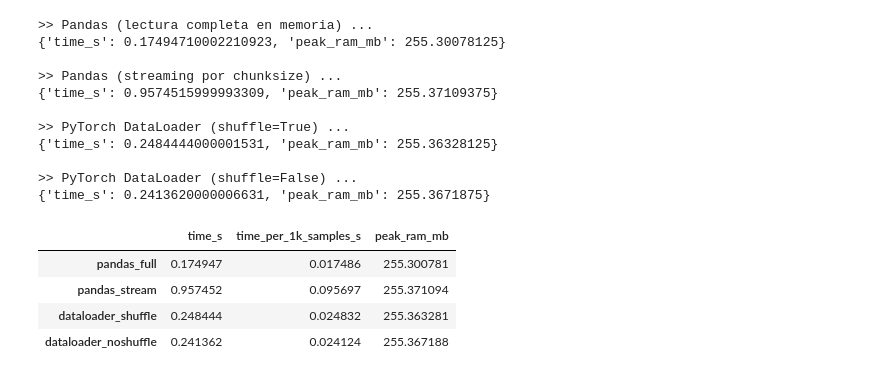
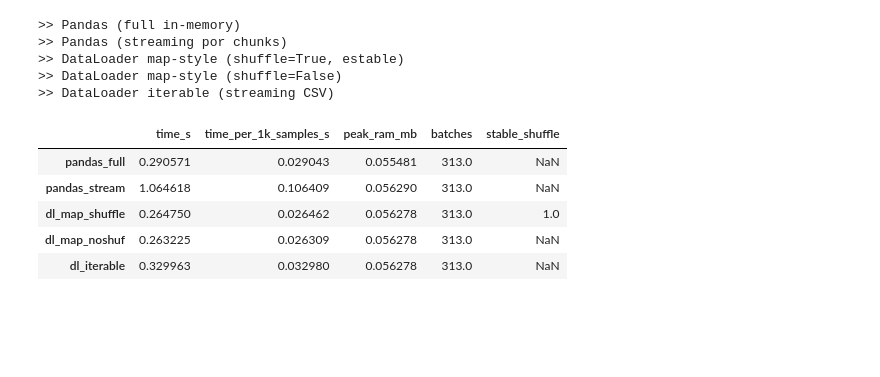
Before and after one commit to Aushzlten12/PC1-nlp, a Jupyter notebook: notebook.ipynb, the cells around one changed output. Cells and saved outputs as stored; diff of their text form; code cells hidden in the pictures; blank space fills up the shorter version.

```diff
--- a/notebook.ipynb
+++ b/notebook.ipynb
@@ -155 +192,13 @@ Batches esperados: 313
+# %%
+# Métricas : Tiempo y RAM
+
+def max_ram():
+  return psutil.Process(os.getpid()).memory_info().rss / (1024 ** 3)
+
+class Reloj:
+  def __enter__(self):
+    self.t0 = time.perf_counter()
+    return self
+  def __exit__(self, exc_type, exc, tb):
+    self.elapsed = time.perf_counter() - self.t0
 # %%
@@ -211,41 +262,38 @@ def run_and_measure_torch_dataloader(dl):
 # %%
+# Ejecución
 results = {}
 
-print(">> Pandas (lectura completa en memoria) ...")
-results["pandas_full"] = run_and_measure_pandas_full(df, batch_size=BATCH_SIZE)
-print(results["pandas_full"])
+print(">> Pandas (full in-memory)")
+results["pandas_full"] = run_pandas_full(df, PAD_ID, batch_size=BATCH_SIZE)
 
-print("\n>> Pandas (streaming por chunksize) ...")
-results["pandas_stream"] = run_and_measure_pandas_streaming(CSV_PATH, chunksize=BATCH_SIZE)
-print(results["pandas_stream"])
+print(">> Pandas (streaming por chunks)")
+results["pandas_stream"] = run_pandas_stream(csv_path, PAD_ID, chunksize=BATCH_SIZE)
 
-print("\n>> PyTorch DataLoader (shuffle=True) ...")
-results["dataloader_shuffle"] = run_and_measure_torch_dataloader(loader)
-print(results["dataloader_shuffle"])
+print(">> DataLoader map-style (shuffle=True, estable)")
+results["dl_map_shuffle"] = run_dataloader_map(dl_shuffle, batch_size=BATCH_SIZE, shuffle=True, seed=SEED)
 
-print("\n>> PyTorch DataLoader (shuffle=False) ...")
-results["dataloader_noshuffle"] = run_and_measure_torch_dataloader(loader_noshuffle)
-print(results["dataloader_noshuffle"])
+print(">> DataLoader map-style (shuffle=False)")
+results["dl_map_noshuf"] = run_dataloader_map(dl_no_shuffle, batch_size=BATCH_SIZE, shuffle=False, seed=SEED)
 
-# Resumen en DataFrame
+print(">> DataLoader iterable (streaming CSV)")
+results["dl_iterable"] = run_dataloader_iterable(dl_iter)
+
 res_df = pd.DataFrame(results).T
-res_df["time_per_1k_samples_s"] = res_df["time_s"] * (1000.0 / len(dataset_pytorch))
-res_df = res_df[["time_s", "time_per_1k_samples_s", "peak_ram_mb"]]
+res_df["time_per_1k_samples_s"] = res_df["time_s"] * (1000.0 / len(df))
+cols = ["time_s", "time_per_1k_samples_s", "peak_ram_mb", "batches"]
+if "stable_shuffle" in res_df.columns:
+    cols.append("stable_shuffle")
+res_df = res_df[cols]
 res_df
 # %% [output]
->> Pandas (lectura completa en memoria) ...
-{'time_s': 0.17494710002210923, 'peak_ram_mb': 255.30078125}
-
->> Pandas (streaming por chunksize) ...
-{'time_s': 0.9574515999993309, 'peak_ram_mb': 255.37109375}
-
->> PyTorch DataLoader (shuffle=True) ...
-{'time_s': 0.2484444000001531, 'peak_ram_mb': 255.36328125}
-
->> PyTorch DataLoader (shuffle=False) ...
-{'time_s': 0.2413620000006631, 'peak_ram_mb': 255.3671875}
+>> Pandas (full in-memory)
+>> Pandas (streaming por chunks)
+>> DataLoader map-style (shuffle=True, estable)
+>> DataLoader map-style (shuffle=False)
+>> DataLoader iterable (streaming CSV)
-|  | time_s | time_per_1k_samples_s | peak_ram_mb |
-| pandas_full | 0.174947 | 0.017486 | 255.300781 |
-| pandas_stream | 0.957452 | 0.095697 | 255.371094 |
-| dataloader_shuffle | 0.248444 | 0.024832 | 255.363281 |
-| dataloader_noshuffle | 0.241362 | 0.024124 | 255.367188 |
+|  | time_s | time_per_1k_samples_s | peak_ram_mb | batches | stable_shuffle |
+| pandas_full | 0.290571 | 0.029043 | 0.055481 | 313.0 | NaN |
+| pandas_stream | 1.064618 | 0.106409 | 0.056290 | 313.0 | NaN |
+| dl_map_shuffle | 0.264750 | 0.026462 | 0.056278 | 313.0 | 1.0 |
+| dl_map_noshuf | 0.263225 | 0.026309 | 0.056278 | 313.0 | NaN |
+| dl_iterable | 0.329963 | 0.032980 | 0.056278 | 313.0 | NaN |
```
Also changed, not shown: parts of 20 cells of this notebook, 2 other files.
